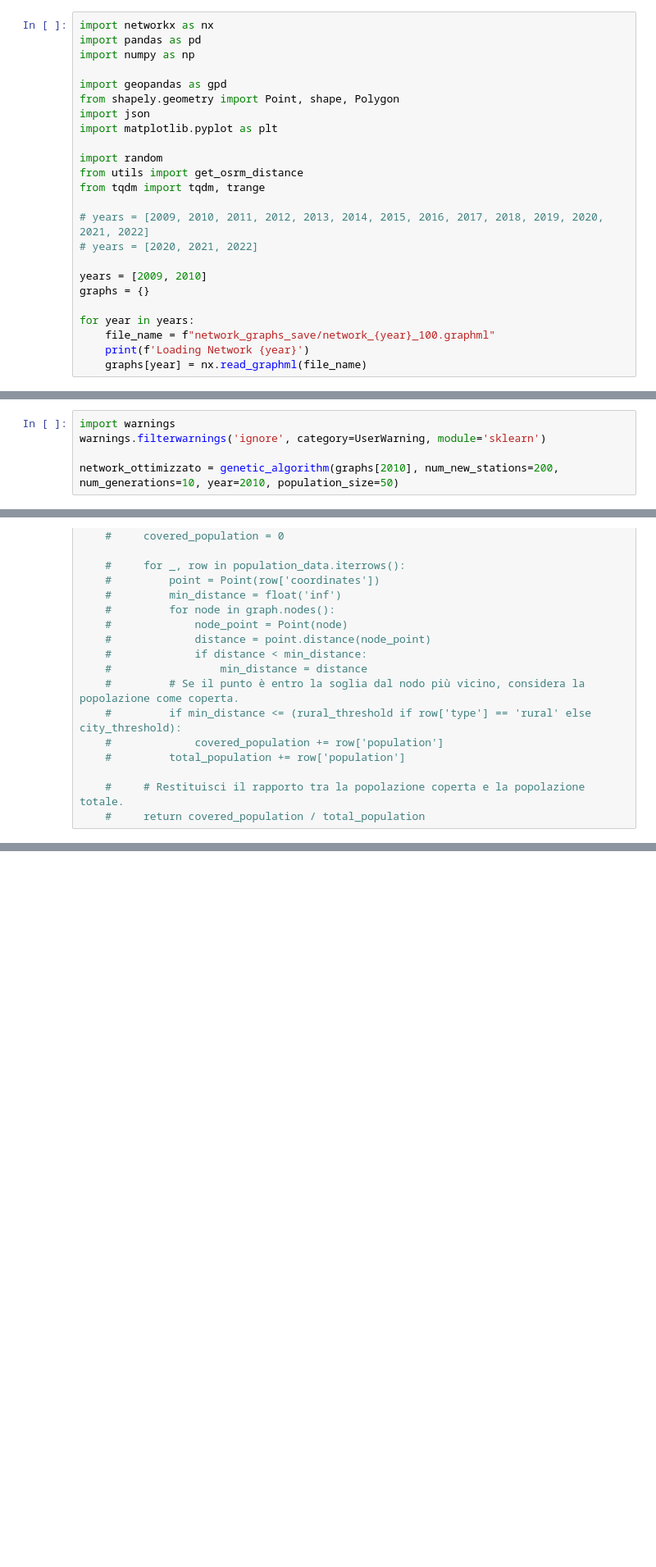
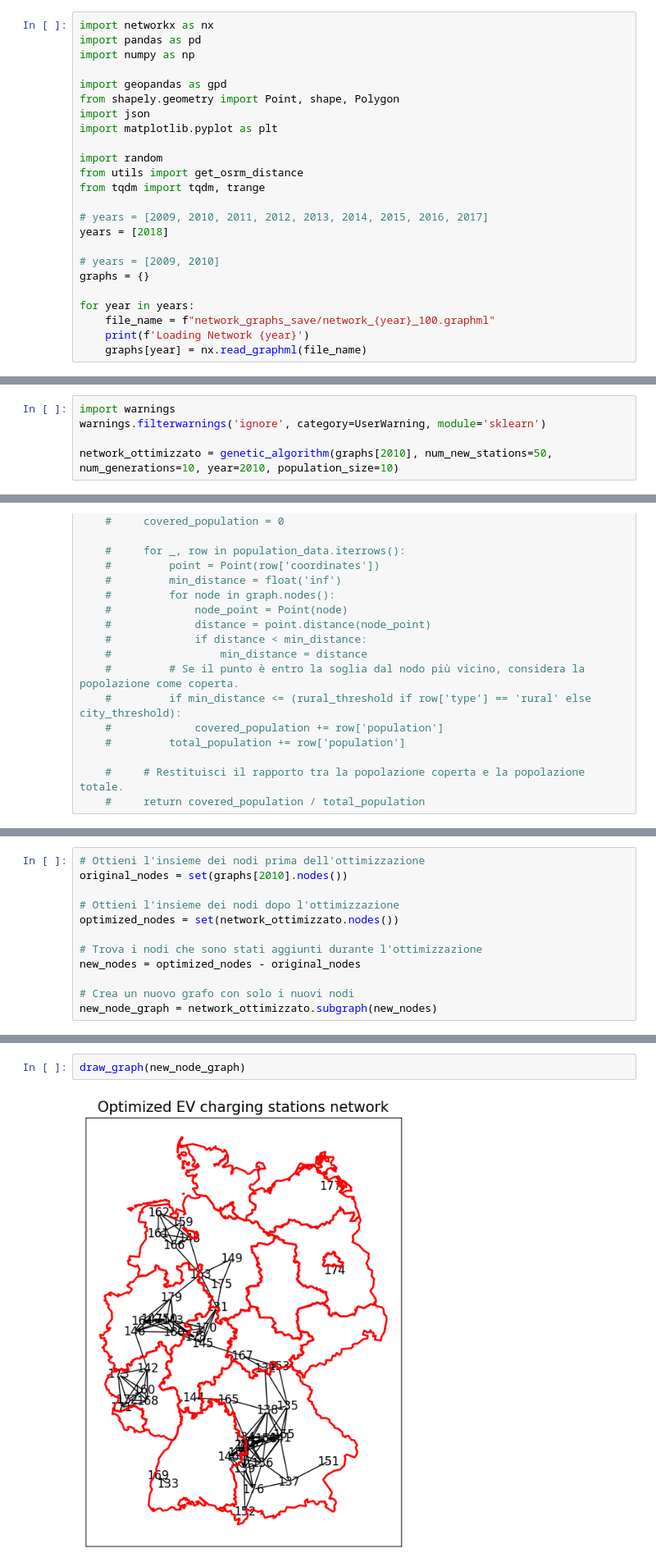
Before and after one commit to GiovanniFilomeno/DataAnalytics_Thesis, a Jupyter notebook: analysis.ipynb, the cells around one changed output, grey strips where cells are left out. Shown at 82% size. Saved outputs shown, nothing was run; the diff lists cells and outputs as text; blank space fills up the shorter version.

```diff
--- a/analysis.ipynb
+++ b/analysis.ipynb
@@ -12,10 +12,10 @@ import random
 from utils import get_osrm_distance
 from tqdm import tqdm, trange
 
-# years = [2009, 2010, 2011, 2012, 2013, 2014, 2015, 2016, 2017, 2018, 2019, 2020, 2021, 2022]
-# years = [2020, 2021, 2022]
+# years = [2009, 2010, 2011, 2012, 2013, 2014, 2015, 2016, 2017]
+years = [2018]
 
-years = [2009, 2010]
+# years = [2009, 2010]
 graphs = {}
 
 for year in years:
@@ -388,6 +409,6 @@ def genetic_algorithm(graph, population_size=100, num_generations=100, mutation_
 import warnings
 warnings.filterwarnings('ignore', category=UserWarning, module='sklearn')
 
-network_ottimizzato = genetic_algorithm(graphs[2010], num_new_stations=200, num_generations=10, year=2010, population_size=50)
+network_ottimizzato = genetic_algorithm(graphs[2010], num_new_stations=50, num_generations=10, year=2010, population_size=10)
 # %% [output]
 Generate Initial Population
@@ -489,0 +551,12 @@ calculate_weighted_metrics(network_ottimizzato, 2010)
+# %%
+# Ottieni l'insieme dei nodi prima dell'ottimizzazione
+original_nodes = set(graphs[2010].nodes())
+
+# Ottieni l'insieme dei nodi dopo l'ottimizzazione
+optimized_nodes = set(network_ottimizzato.nodes())
+
+# Trova i nodi che sono stati aggiunti durante l'ottimizzazione
+new_nodes = optimized_nodes - original_nodes
+
+# Crea un nuovo grafo con solo i nuovi nodi
+new_node_graph = network_ottimizzato.subgraph(new_nodes)
@@ -489,0 +567,4 @@ calculate_weighted_metrics(network_ottimizzato, 2010)
+# %%
+draw_graph(new_node_graph)
+# %% [output]
+[figure, added]
```
Also changed, not shown: parts of 12 cells of this notebook, 3 other files.
